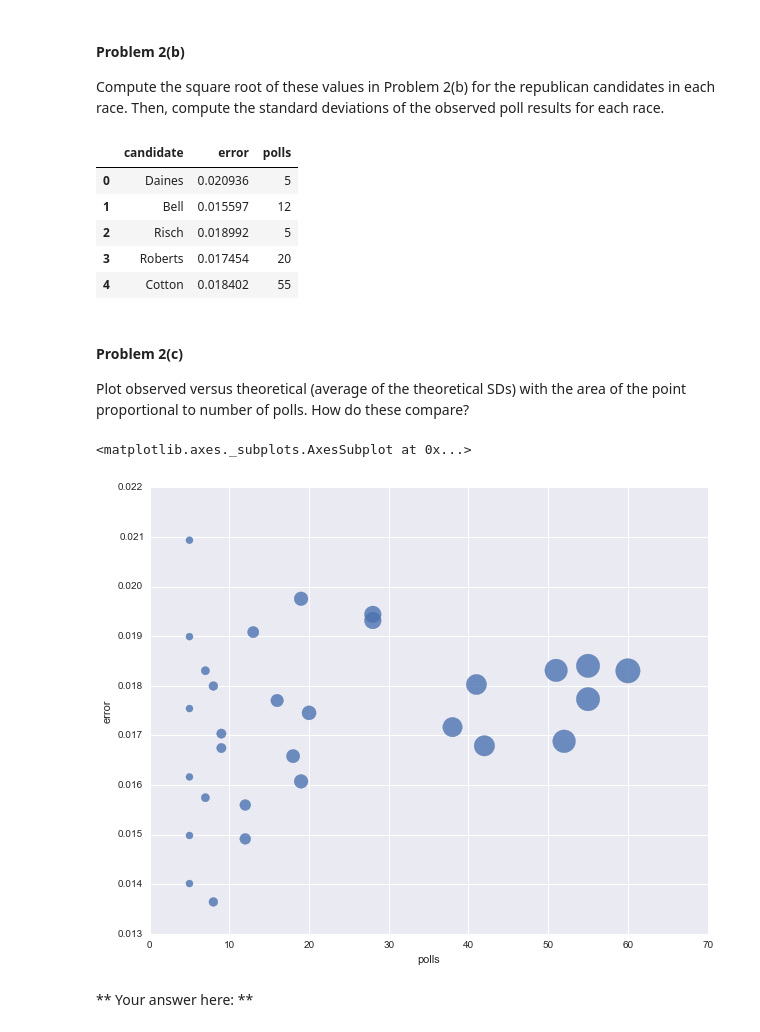
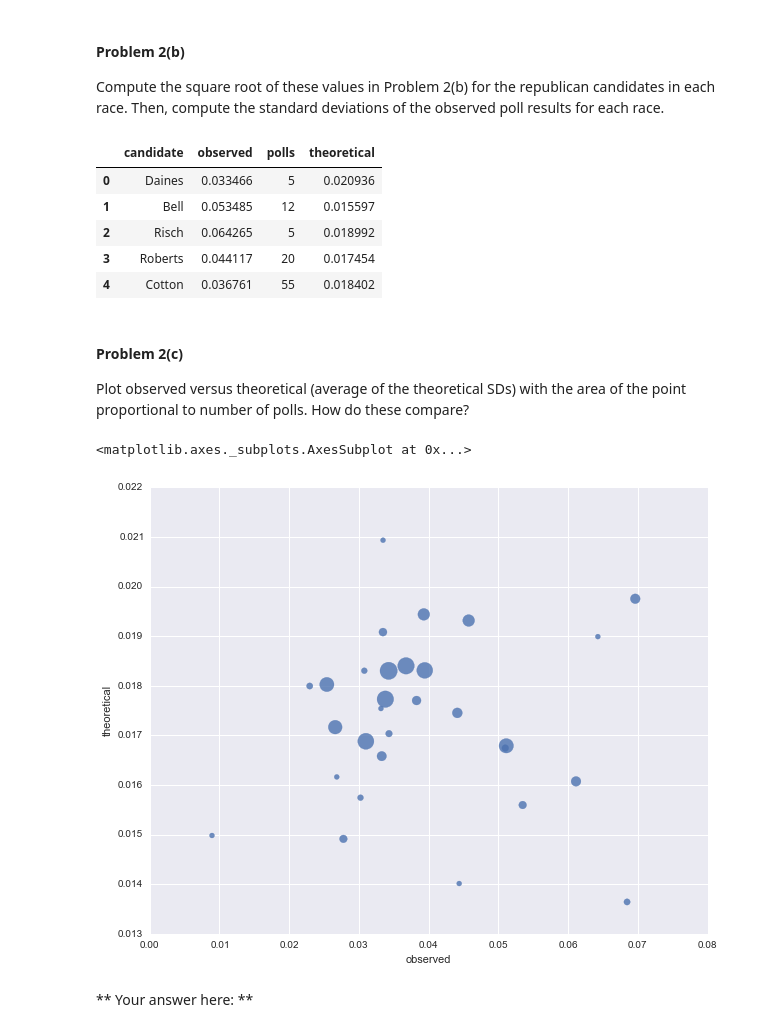
Before and after one commit to dimagalat/CSCI_E-109, a Jupyter notebook: homework/santos_n_hw4/HW4.ipynb, the cells around one changed output. Cells and saved outputs as stored; diff of their text form; code cells hidden in the pictures.

Commit message:
added plots to question 2

```diff
--- a/homework/santos_n_hw4/HW4.ipynb
+++ b/homework/santos_n_hw4/HW4.ipynb
@@ -204,28 +206,31 @@ for race, poll in polls.iteritems():
     if len(candidate) > 0:
         p = poll[candidate].astype(np.float64) / 100
         q = 1 - p
-        std = np.sqrt((p * q).div(poll["numobs"].astype(np.float64), axis=0)).mean()
-        errors = errors.append({"candidate": std.index.values[0],
-                                "error": std.values[0],
+        theoretical = np.sqrt((p * q).div(poll["numobs"].astype(np.float64), axis=0)).mean()
+        observed = p.std()
+        errors = errors.append({"candidate": theoretical.index.values[0],
+                                "theoretical": theoretical.values[0],
+                                "observed": observed.values[0],
                                 "polls": len(poll)}, ignore_index=True)
 errors.head()
 # %% [output]
-|  | candidate | error | polls |
-| 0 | Daines | 0.020936 | 5 |
-| 1 | Bell | 0.015597 | 12 |
-| 2 | Risch | 0.018992 | 5 |
-| 3 | Roberts | 0.017454 | 20 |
-| 4 | Cotton | 0.018402 | 55 |
+|  | candidate | observed | polls | theoretical |
+| 0 | Daines | 0.033466 | 5 | 0.020936 |
+| 1 | Bell | 0.053485 | 12 | 0.015597 |
+| 2 | Risch | 0.064265 | 5 | 0.018992 |
+| 3 | Roberts | 0.044117 | 20 | 0.017454 |
+| 4 | Cotton | 0.036761 | 55 | 0.018402 |
 # %% [markdown]
 #### Problem 2(c)
 
 Plot observed versus theoretical (average of the theoretical SDs) with the area of the point proportional to number of polls. How do these compare?
 # %%
 plt.figure(figsize=(10, 8))
-sns.regplot("polls", "error", errors, fit_reg=False, scatter_kws={"s": errors["polls"]*10})
+sns.regplot("observed", "theoretical", errors,
+            fit_reg=False, scatter_kws={"s": errors["polls"]*5})
 # %% [output]
 <matplotlib.axes._subplots.AxesSubplot at 0x...>
-[figure, old version]
+[figure, new version]
 # %% [markdown]
 ** Your answer here: **
 # %% [markdown]
```
Also changed, not shown: parts of 6 cells of this notebook, 1 other file.
